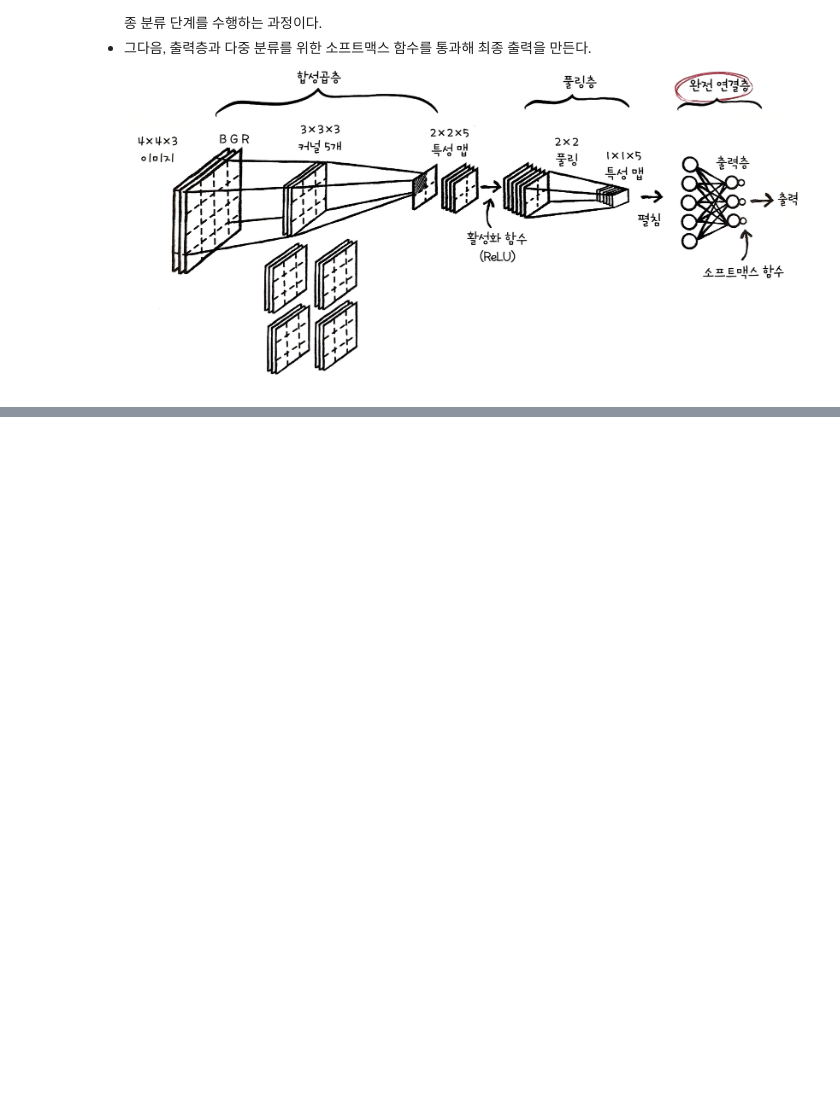
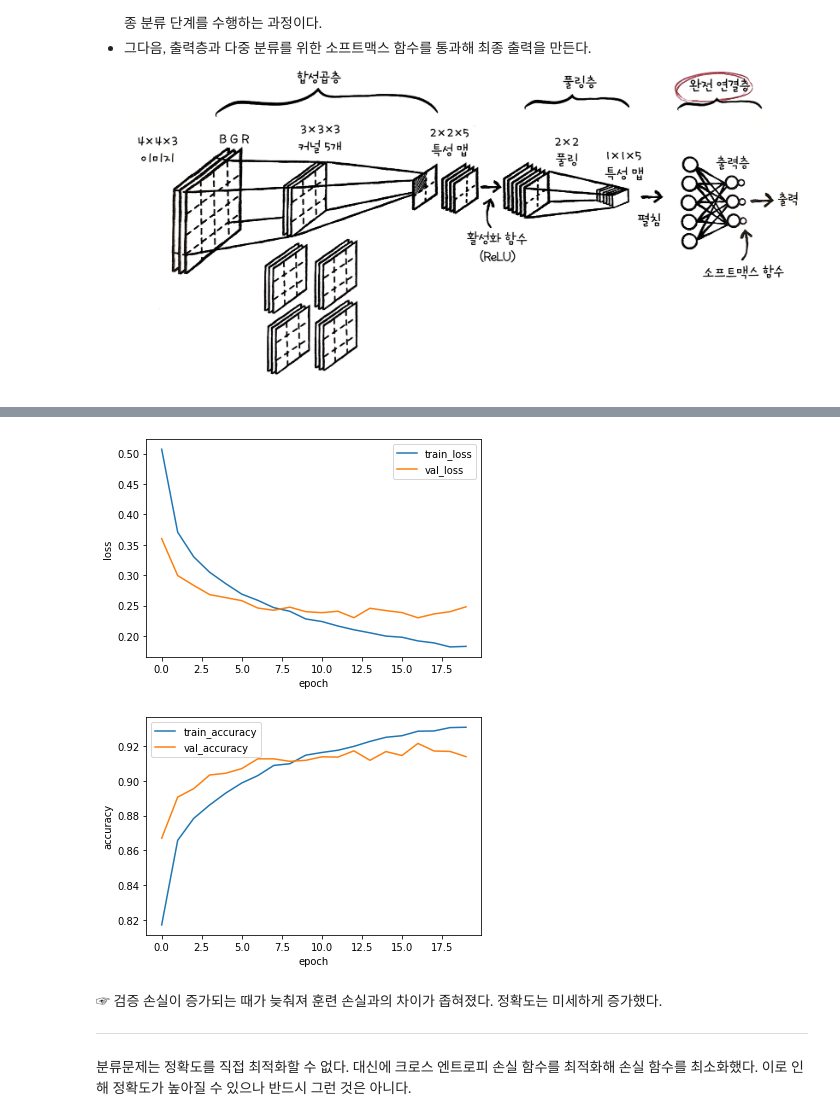
Before and after one commit to DDoeuiGongju/DoItDeeplearning, a Jupyter notebook: 08_합성곱_신경망.ipynb, the cells around one changed output, grey strips where cells are left out. Saved outputs shown, nothing was run; the diff lists cells and outputs as text; code cells hidden in the pictures; blank space fills up the shorter version.

```diff
--- a/08_합성곱_신경망.ipynb
+++ b/08_합성곱_신경망.ipynb
@@ -195,0 +519,13 @@ array([[ 6.,  8.],
+# %%
+from tensorflow.keras.layers import Dropout
+
+conv2 = tf.keras.Sequential()
+conv2.add(Conv2D(10, (3, 3), activation='relu', padding='same', input_shape=(28, 28, 1)))
+conv2.add(MaxPooling2D((2, 2)))
+conv2.add(Flatten())
+conv2.add(Dropout(0.5))
+conv2.add(Dense(100, activation='relu'))
+conv2.add(Dense(10, activation='softmax'))
+
+
+conv2.summary()
@@ -195,0 +553,6 @@ array([[ 6.,  8.],
+# %%
+conv2.compile(optimizer='adam', loss='categorical_crossentropy',
+              metrics=['accuracy'])
+
+history = conv2.fit(x_train, y_train_encoded, epochs=20,
+                    validation_data=(x_val, y_val_encoded))
@@ -195,0 +577,23 @@ array([[ 6.,  8.],
+# %%
+plt.plot(history.history['loss'])
+plt.plot(history.history['val_loss'])
+plt.ylabel('loss')
+plt.xlabel('epoch')
+plt.legend(['train_loss', 'val_loss'])
+plt.show()
+
+plt.plot(history.history['accuracy'])
+plt.plot(history.history['val_accuracy'])
+plt.ylabel('accuracy')
+plt.xlabel('epoch')
+plt.legend(['train_accuracy', 'val_accuracy'])
+plt.show()
+# %% [output]
+[figure, added]
+[figure, added]
+# %% [markdown]
+☞ 검증 손실이 증가되는 때가 늦춰져 훈련 손실과의 차이가 좁혀졌다. 정확도는 미세하게 증가했다.
+
+---
+
+분류문제는 정확도를 직접 최적화할 수 없다. 대신에 크로스 엔트로피 손실 함수를 최적화해 손실 함수를 최소화했다. 이로 인해 정확도가 높아질 수 있으나 반드시 그런 것은 아니다.
```
Also changed, not shown: parts of 16 cells of this notebook.
